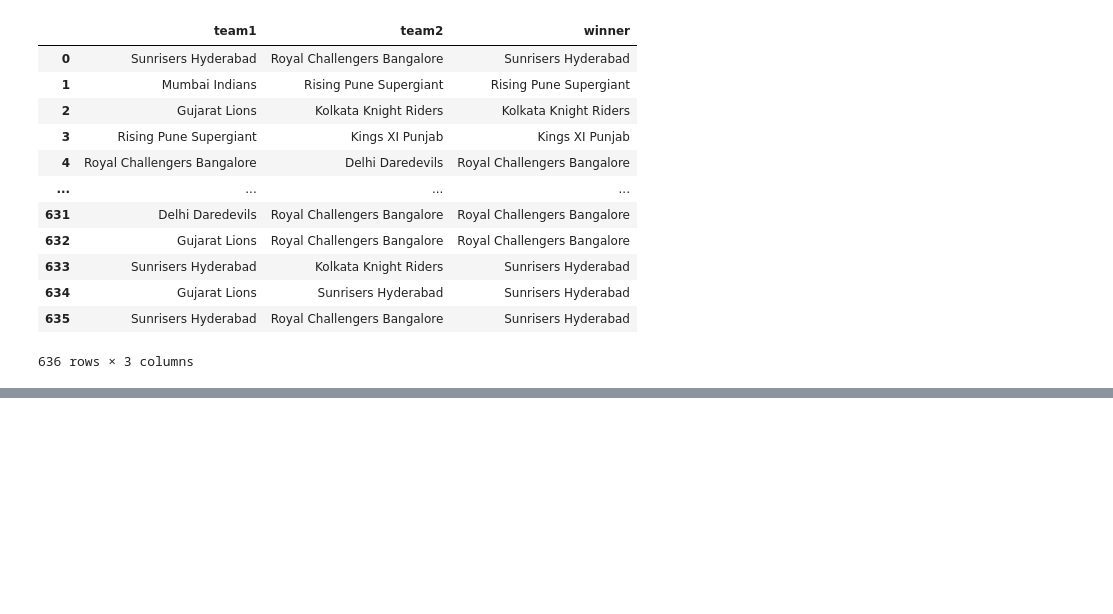
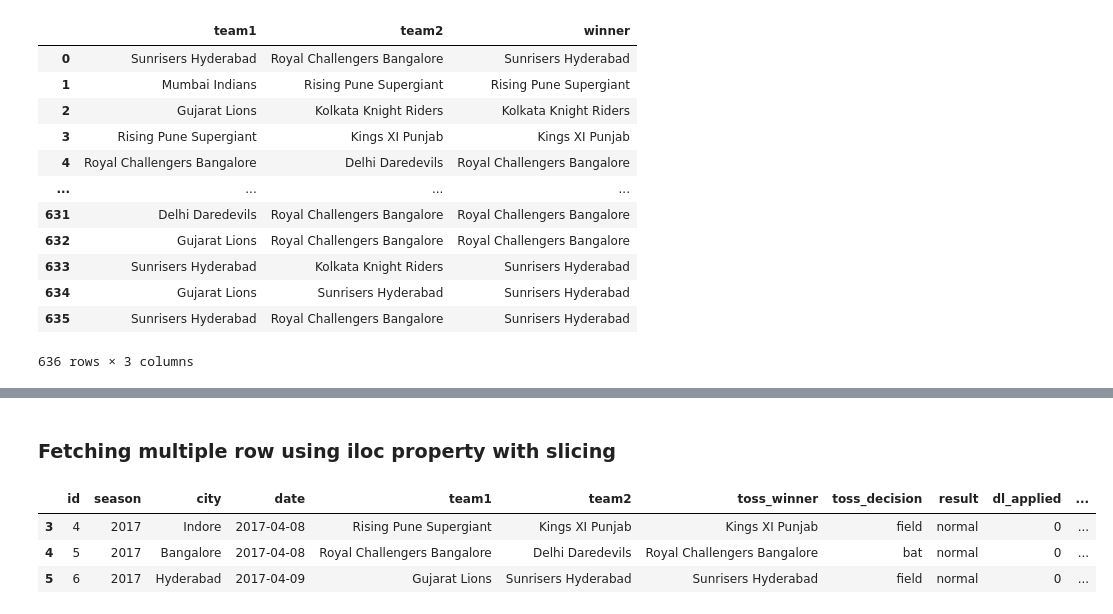
Before and after one commit to Zafar-Ashfak/Pandas, a Jupyter notebook: fetching_data.ipynb, the cells around one changed output, grey strips where cells are left out. Drawn from its saved outputs; the diff is of its cells as text; code cells hidden in the pictures; blank space fills up the shorter version.

```diff
--- a/fetching_data.ipynb
+++ b/fetching_data.ipynb
@@ -54,0 +101,9 @@ data[['team1', 'team2', 'winner']]
+# %% [markdown]
+### Fetching multiple row using iloc property with slicing
+# %%
+data.iloc[3 : 6] # 3 -> 5
+# %% [output]
+|  | id | season | city | date | team1 | team2 | toss_winner | toss_decision | result | dl_applied | ... |
+| 3 | 4 | 2017 | Indore | 2017-04-08 | Rising Pune Supergiant | Kings XI Punjab | Kings XI Punjab | field | normal | 0 | ... |
+| 4 | 5 | 2017 | Bangalore | 2017-04-08 | Royal Challengers Bangalore | Delhi Daredevils | Royal Challengers Bangalore | bat | normal | 0 | ... |
+| 5 | 6 | 2017 | Hyderabad | 2017-04-09 | Gujarat Lions | Sunrisers Hyderabad | Sunrisers Hyderabad | field | normal | 0 | ... |
```
Also changed, not shown: parts of 7 cells of this notebook.
